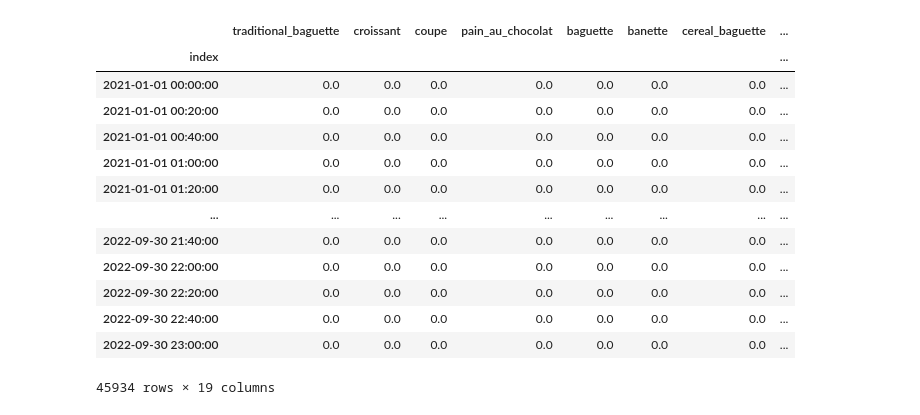
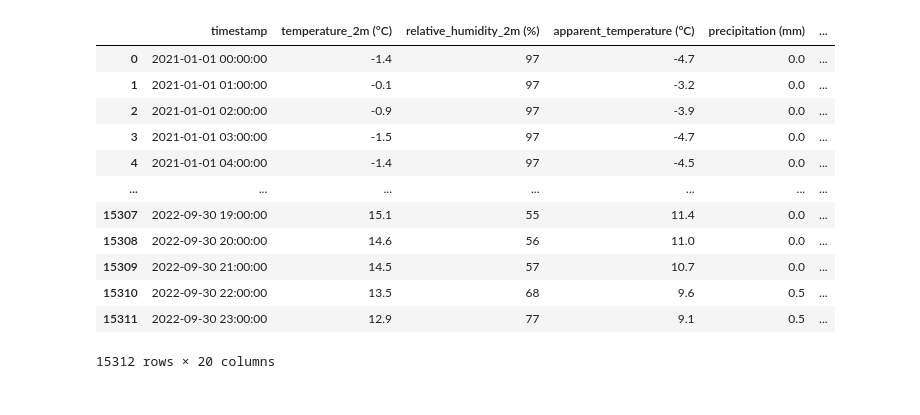
Before and after one commit to Alex5xelA/Bakery_sales_forecast, a Jupyter notebook: notebooks/final_merged_dataset_copy.ipynb, the cells around one changed output. Cells and saved outputs as stored; diff of their text form; code cells hidden in the pictures.

Commit message:
hourly dataset, usable for user interface

```diff
--- a/notebooks/final_merged_dataset_copy.ipynb
+++ b/notebooks/final_merged_dataset_copy.ipynb
@@ -134,17 +156,16 @@ final_data.to_csv('../raw_data/final_dataset.csv', index = False)
 # %%
-pd.DataFrame(pd.read_csv('../raw_data/final_dataset.csv', index_col='index'))
+pd.DataFrame(pd.read_csv('../raw_data/hourly_final_dataset.csv'))
 # %% [output]
-|  | traditional_baguette | croissant | coupe | pain_au_chocolat | baguette | banette | cereal_baguette | ... |
-| index |  |  |  |  |  |  |  | ... |
-| 2021-01-01 00:00:00 | 0.0 | 0.0 | 0.0 | 0.0 | 0.0 | 0.0 | 0.0 | ... |
-| 2021-01-01 00:20:00 | 0.0 | 0.0 | 0.0 | 0.0 | 0.0 | 0.0 | 0.0 | ... |
-| 2021-01-01 00:40:00 | 0.0 | 0.0 | 0.0 | 0.0 | 0.0 | 0.0 | 0.0 | ... |
-| 2021-01-01 01:00:00 | 0.0 | 0.0 | 0.0 | 0.0 | 0.0 | 0.0 | 0.0 | ... |
-| 2021-01-01 01:20:00 | 0.0 | 0.0 | 0.0 | 0.0 | 0.0 | 0.0 | 0.0 | ... |
-| ... | ... | ... | ... | ... | ... | ... | ... | ... |
-| 2022-09-30 21:40:00 | 0.0 | 0.0 | 0.0 | 0.0 | 0.0 | 0.0 | 0.0 | ... |
-| 2022-09-30 22:00:00 | 0.0 | 0.0 | 0.0 | 0.0 | 0.0 | 0.0 | 0.0 | ... |
-| 2022-09-30 22:20:00 | 0.0 | 0.0 | 0.0 | 0.0 | 0.0 | 0.0 | 0.0 | ... |
-| 2022-09-30 22:40:00 | 0.0 | 0.0 | 0.0 | 0.0 | 0.0 | 0.0 | 0.0 | ... |
-| 2022-09-30 23:00:00 | 0.0 | 0.0 | 0.0 | 0.0 | 0.0 | 0.0 | 0.0 | ... |
+|  | timestamp | temperature_2m (°C) | relative_humidity_2m (%) | apparent_temperature (°C) | precipitation (mm) | ... |
+| 0 | 2021-01-01 00:00:00 | -1.4 | 97 | -4.7 | 0.0 | ... |
+| 1 | 2021-01-01 01:00:00 | -0.1 | 97 | -3.2 | 0.0 | ... |
+| 2 | 2021-01-01 02:00:00 | -0.9 | 97 | -3.9 | 0.0 | ... |
+| 3 | 2021-01-01 03:00:00 | -1.5 | 97 | -4.7 | 0.0 | ... |
+| 4 | 2021-01-01 04:00:00 | -1.4 | 97 | -4.5 | 0.0 | ... |
+| ... | ... | ... | ... | ... | ... | ... |
+| 15307 | 2022-09-30 19:00:00 | 15.1 | 55 | 11.4 | 0.0 | ... |
+| 15308 | 2022-09-30 20:00:00 | 14.6 | 56 | 11.0 | 0.0 | ... |
+| 15309 | 2022-09-30 21:00:00 | 14.5 | 57 | 10.7 | 0.0 | ... |
+| 15310 | 2022-09-30 22:00:00 | 13.5 | 68 | 9.6 | 0.5 | ... |
+| 15311 | 2022-09-30 23:00:00 | 12.9 | 77 | 9.1 | 0.5 | ... |
-45934 rows × 19 columns
+15312 rows × 20 columns
```
Also changed, not shown: parts of 8 cells of this notebook.
